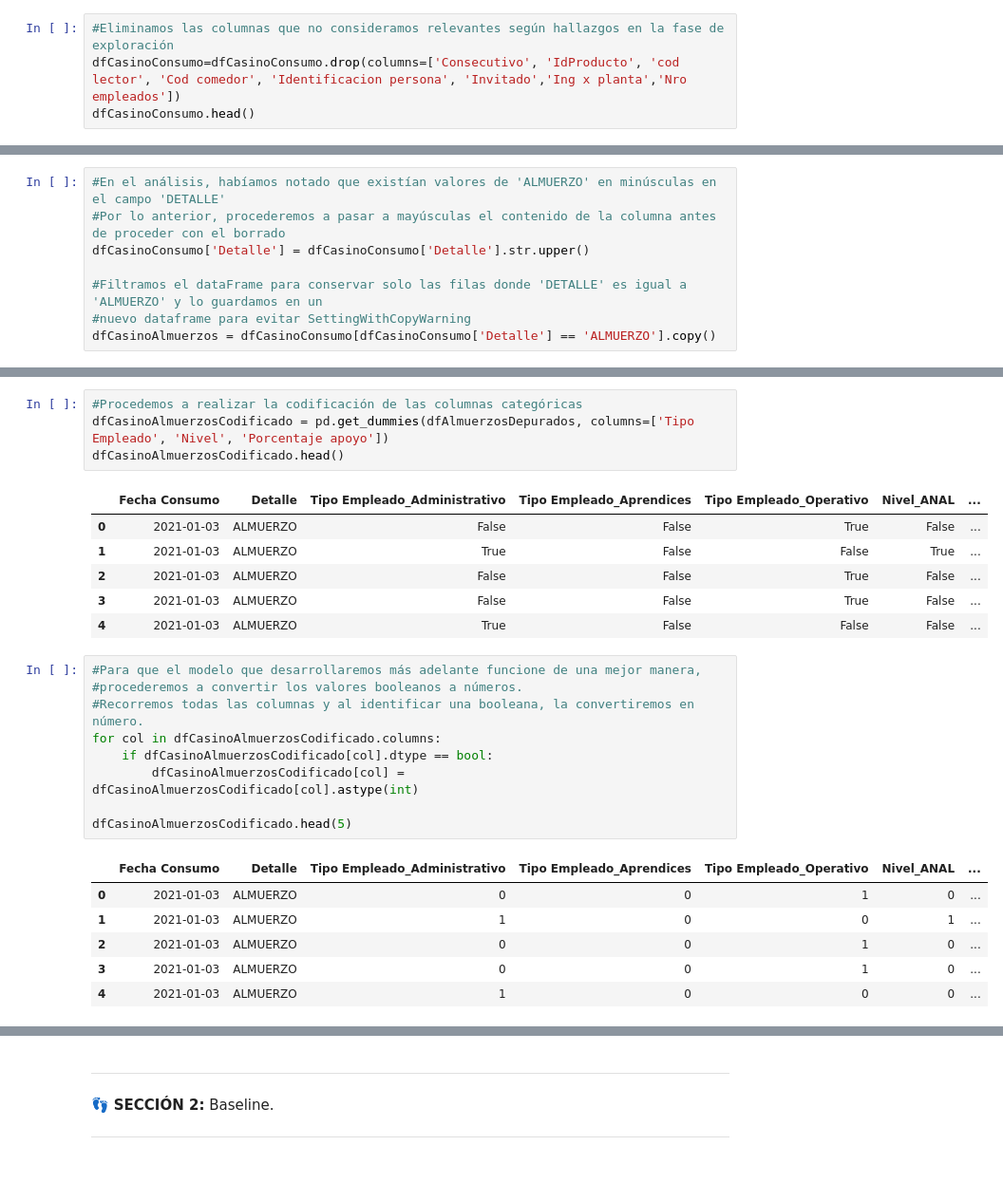
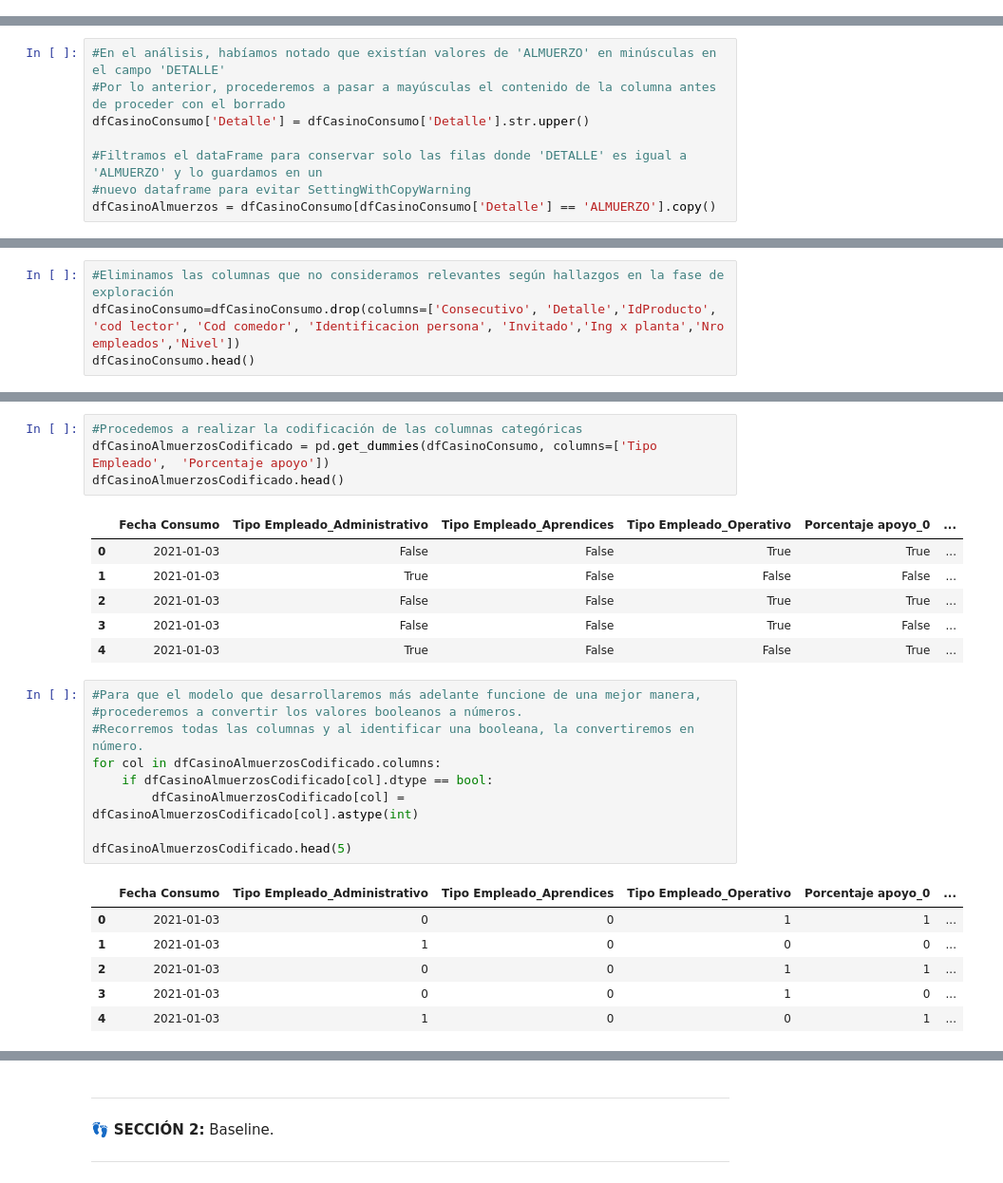
Before and after one commit to A01793509/Equipo_44, a Jupyter notebook: Avance4_44.ipynb, the cells around one changed output, grey strips where cells are left out. Shown at 95% size. Drawn from its saved outputs; the diff is of its cells as text.

```diff
--- a/Avance4_44.ipynb
+++ b/Avance4_44.ipynb
@@ -89,7 +90,3 @@ dfCasinoConsumo.head()
 | 2 | 825981 | 2.0 | 0 | 1001 | 100003 | 2021-01-03 | ALMUERZO | ... |
 | 3 | 825982 | 2.0 | 1 | 1001 | 100004 | 2021-01-03 | ALMUERZO | ... |
 | 4 | 825983 | 2.0 | 0 | 1001 | 100005 | 2021-01-03 | ALMUERZO | ... |
-# %%
-#Eliminamos las columnas que no consideramos relevantes según hallazgos en la fase de exploración
-dfCasinoConsumo=dfCasinoConsumo.drop(columns=['Consecutivo', 'IdProducto', 'cod lector', 'Cod comedor', 'Identificacion persona', 'Invitado','Ing x planta','Nro empleados'])
-dfCasinoConsumo.head()
@@ -113,0 +101,4 @@ dfAlmuerzosDepurados = dfCasinoAlmuerzos.drop(dfCasinoAlmuerzos[dfCasinoAlmuerzo
+# %%
+#Eliminamos las columnas que no consideramos relevantes según hallazgos en la fase de exploración
+dfCasinoConsumo=dfCasinoConsumo.drop(columns=['Consecutivo', 'Detalle','IdProducto', 'cod lector', 'Cod comedor', 'Identificacion persona', 'Invitado','Ing x planta','Nro empleados','Nivel'])
+dfCasinoConsumo.head()
@@ -114,14 +112,14 @@ dfAlmuerzosDepurados = dfCasinoAlmuerzos.drop(dfCasinoAlmuerzos[dfCasinoAlmuerzo
 # %%
 #Procedemos a realizar la codificación de las columnas categóricas
-dfCasinoAlmuerzosCodificado = pd.get_dummies(dfAlmuerzosDepurados, columns=['Tipo Empleado', 'Nivel', 'Porcentaje apoyo'])
+dfCasinoAlmuerzosCodificado = pd.get_dummies(dfCasinoConsumo, columns=['Tipo Empleado',  'Porcentaje apoyo'])
 dfCasinoAlmuerzosCodificado.head()
 # %% [output]
-|  | Fecha Consumo | Detalle | Tipo Empleado_Administrativo | Tipo Empleado_Aprendices | Tipo Empleado_Operativo | Nivel_ANAL | ... |
-| 0 | 2021-01-03 | ALMUERZO | False | False | True | False | ... |
-| 1 | 2021-01-03 | ALMUERZO | True | False | False | True | ... |
-| 2 | 2021-01-03 | ALMUERZO | False | False | True | False | ... |
-| 3 | 2021-01-03 | ALMUERZO | False | False | True | False | ... |
-| 4 | 2021-01-03 | ALMUERZO | True | False | False | False | ... |
+|  | Fecha Consumo | Tipo Empleado_Administrativo | Tipo Empleado_Aprendices | Tipo Empleado_Operativo | Porcentaje apoyo_0 | ... |
+| 0 | 2021-01-03 | False | False | True | True | ... |
+| 1 | 2021-01-03 | True | False | False | False | ... |
+| 2 | 2021-01-03 | False | False | True | True | ... |
+| 3 | 2021-01-03 | False | False | True | False | ... |
+| 4 | 2021-01-03 | True | False | False | True | ... |
 # %%
 #Para que el modelo que desarrollaremos más adelante funcione de una mejor manera,
 #procederemos a convertir los valores booleanos a números.
@@ -132,9 +130,9 @@ for col in dfCasinoAlmuerzosCodificado.columns:
 
 dfCasinoAlmuerzosCodificado.head(5)
 # %% [output]
-|  | Fecha Consumo | Detalle | Tipo Empleado_Administrativo | Tipo Empleado_Aprendices | Tipo Empleado_Operativo | Nivel_ANAL | ... |
-| 0 | 2021-01-03 | ALMUERZO | 0 | 0 | 1 | 0 | ... |
-| 1 | 2021-01-03 | ALMUERZO | 1 | 0 | 0 | 1 | ... |
-| 2 | 2021-01-03 | ALMUERZO | 0 | 0 | 1 | 0 | ... |
-| 3 | 2021-01-03 | ALMUERZO | 0 | 0 | 1 | 0 | ... |
-| 4 | 2021-01-03 | ALMUERZO | 1 | 0 | 0 | 0 | ... |
+|  | Fecha Consumo | Tipo Empleado_Administrativo | Tipo Empleado_Aprendices | Tipo Empleado_Operativo | Porcentaje apoyo_0 | ... |
+| 0 | 2021-01-03 | 0 | 0 | 1 | 1 | ... |
+| 1 | 2021-01-03 | 1 | 0 | 0 | 0 | ... |
+| 2 | 2021-01-03 | 0 | 0 | 1 | 1 | ... |
+| 3 | 2021-01-03 | 0 | 0 | 1 | 0 | ... |
+| 4 | 2021-01-03 | 1 | 0 | 0 | 1 | ... |
```
Also changed, not shown: parts of 27 cells of this notebook.
